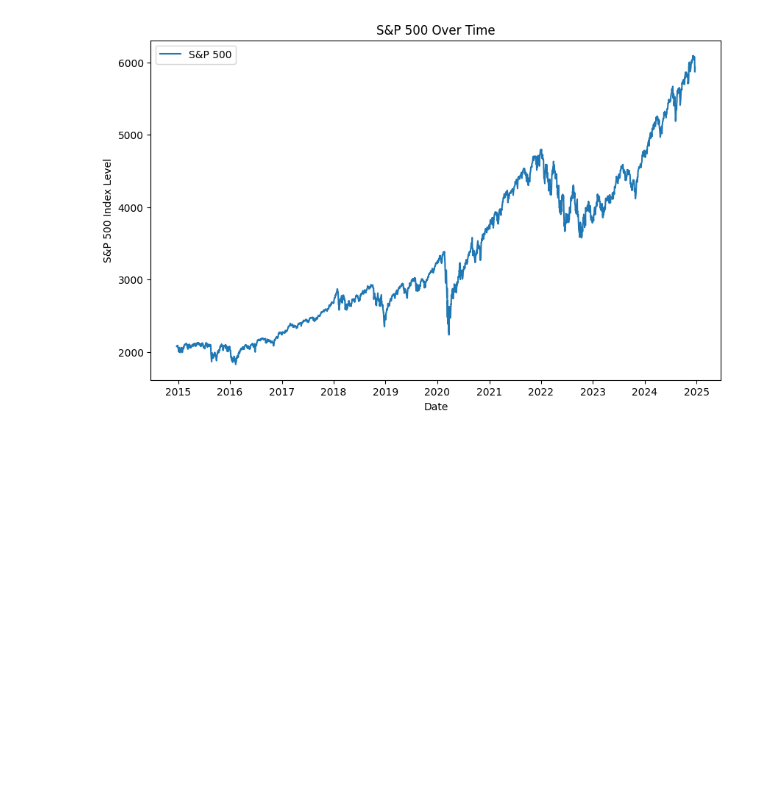
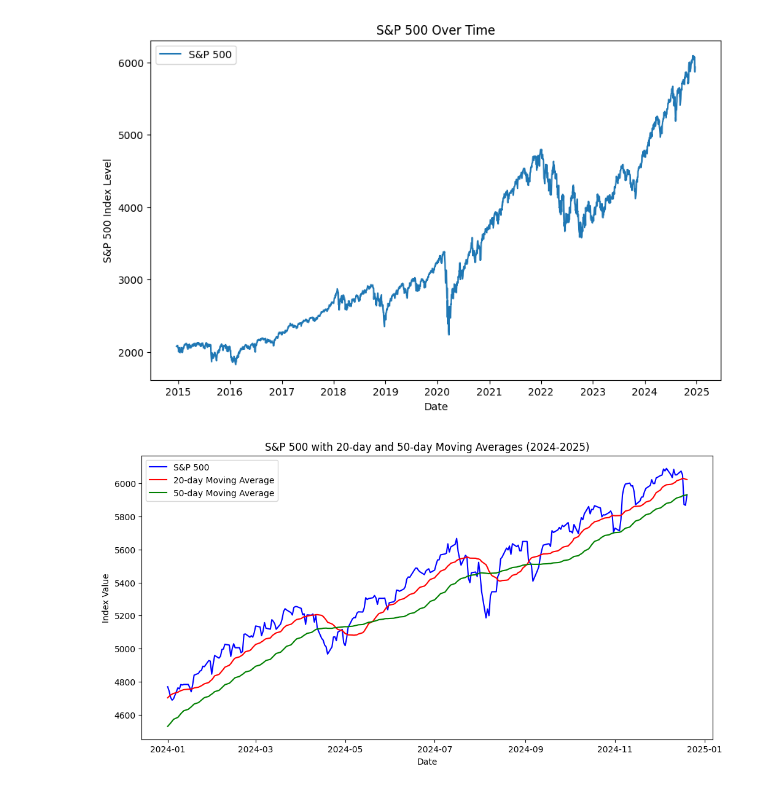
Before and after one commit to johnpospisil/SP500, a Jupyter notebook: s-p-500-stocks.ipynb, the cells around one changed output. Drawn from its saved outputs; the diff is of its cells as text; code cells hidden in the pictures; blank space fills up the shorter version.

```diff
--- a/s-p-500-stocks.ipynb
+++ b/s-p-500-stocks.ipynb
@@ -253,3 +253,24 @@ plt.legend()
 plt.show()
 # %% [output]
 [figure]
+# %%
+index_df['MA_20'] = index_df['S&P500'].rolling(window=20).mean()
+index_df['MA_50'] = index_df['S&P500'].rolling(window=50).mean()
+# %%
+import matplotlib.pyplot as plt
+
+# Filter the DataFrame to only include dates in 2024 and 2025.
+filtered_df = index_df.loc['2024':'2025']
+
+plt.figure(figsize=(12, 6))
+plt.plot(filtered_df.index, filtered_df['S&P500'], label='S&P 500', color='blue')
+plt.plot(filtered_df.index, filtered_df['MA_20'], label='20-day Moving Average', color='red')
+plt.plot(filtered_df.index, filtered_df['MA_50'], label='50-day Moving Average', color='green')
+
+plt.xlabel('Date')
+plt.ylabel('Index Value')
+plt.title('S&P 500 with 20-day and 50-day Moving Averages (2024-2025)')
+plt.legend()
+plt.show()
+# %% [output]
+[figure, added]
```
Also changed, not shown: parts of 5 cells of this notebook.
